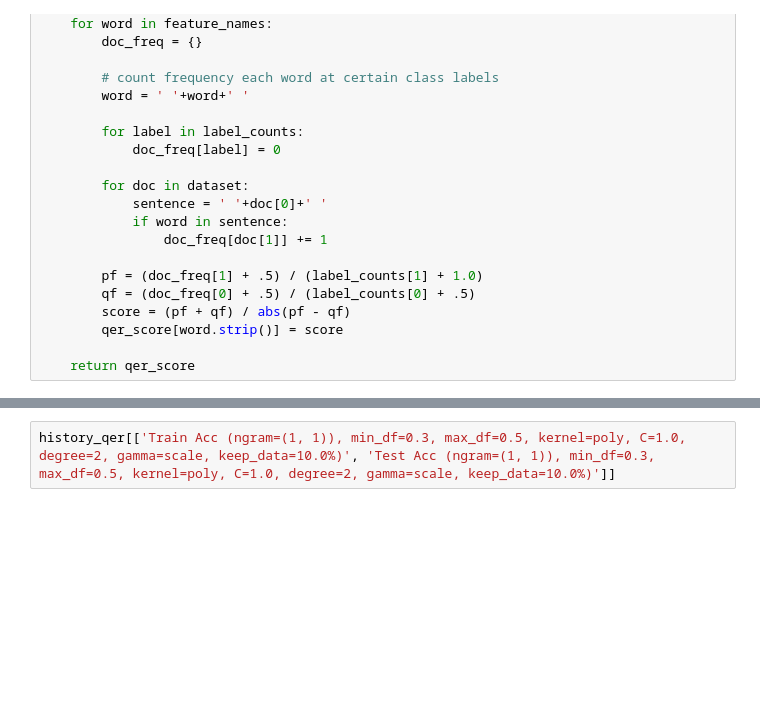
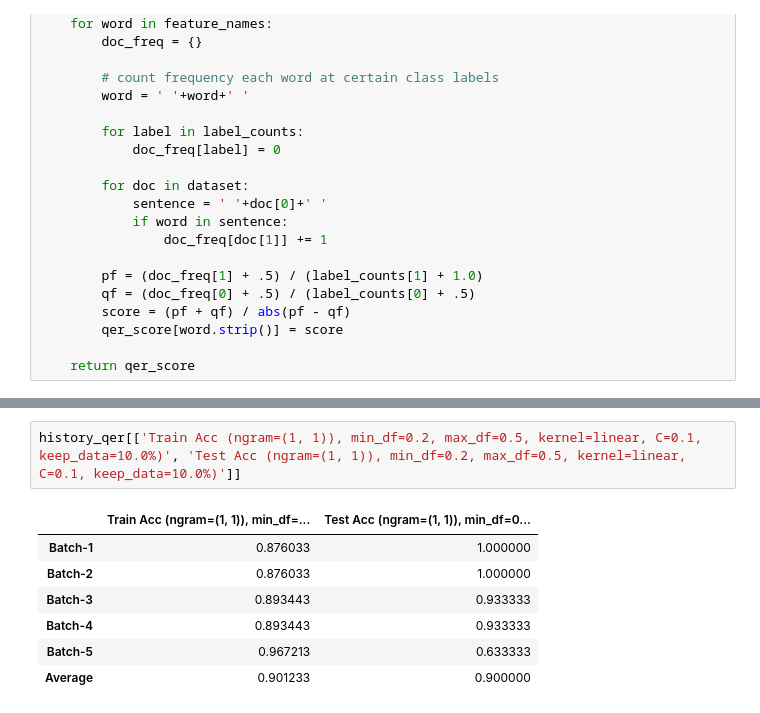
Before and after one commit to chuun17/sentiment-analysis-research-assistant-, a Jupyter notebook: 05_Modelling_Support_Vector_Machine.ipynb, the cells around one changed output, grey strips where cells are left out. Saved outputs shown, nothing was run; the diff lists cells and outputs as text; blank space fills up the shorter version.

```diff
--- a/05_Modelling_Support_Vector_Machine.ipynb
+++ b/05_Modelling_Support_Vector_Machine.ipynb
@@ -814,5 +829,13 @@ test_col[history_qer.loc['Average', test_col].argmax()]
 # %%
-history_qer[['Train Acc (ngram=(1, 1)), min_df=0.3, max_df=0.5, kernel=poly, C=1.0, degree=2, gamma=scale, keep_data=10.0%)', 'Test Acc (ngram=(1, 1)), min_df=0.3, max_df=0.5, kernel=poly, C=1.0, degree=2, gamma=scale, keep_data=10.0%)']]
+history_qer[['Train Acc (ngram=(1, 1)), min_df=0.2, max_df=0.5, kernel=linear, C=0.1, keep_data=10.0%)', 'Test Acc (ngram=(1, 1)), min_df=0.2, max_df=0.5, kernel=linear, C=0.1, keep_data=10.0%)']]
+# %% [output]
+|  | Train Acc (ngram=(1, 1)), min_df=... | Test Acc (ngram=(1, 1)), min_df=0... |
+| Batch-1 | 0.876033 | 1.000000 |
+| Batch-2 | 0.876033 | 1.000000 |
+| Batch-3 | 0.893443 | 0.933333 |
+| Batch-4 | 0.893443 | 0.933333 |
+| Batch-5 | 0.967213 | 0.633333 |
+| Average | 0.901233 | 0.900000 |
 # %% [markdown]
 We got <b>the best result</b> from SVM Model with <b>Query Expansion Ranking</b>
 as feature selection with we <b>keep 10% of dataset's features</b>,
```
Also changed, not shown: parts of 31 cells of this notebook.
